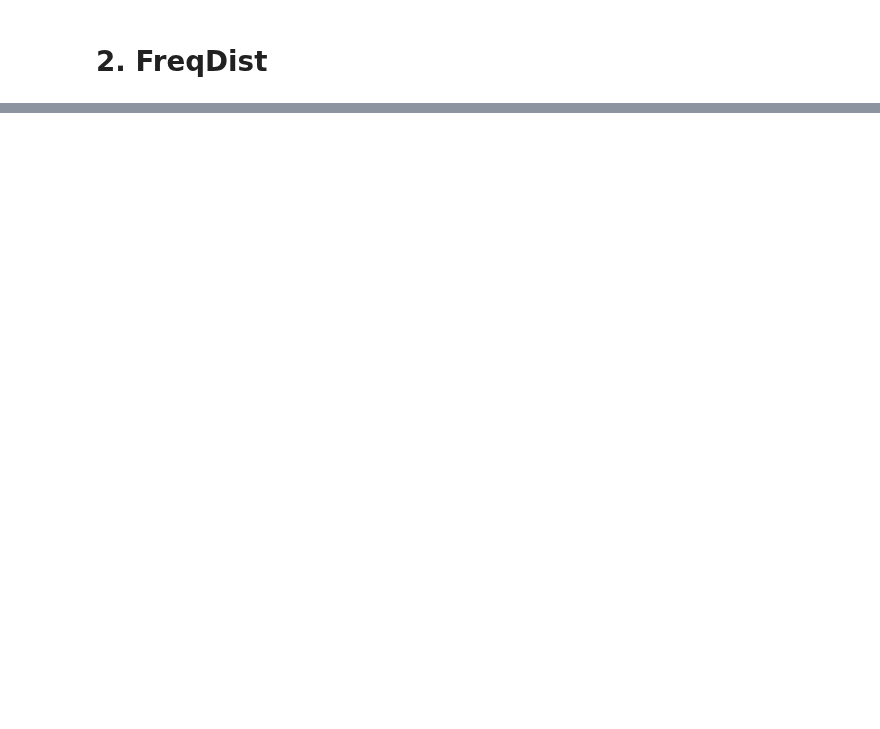
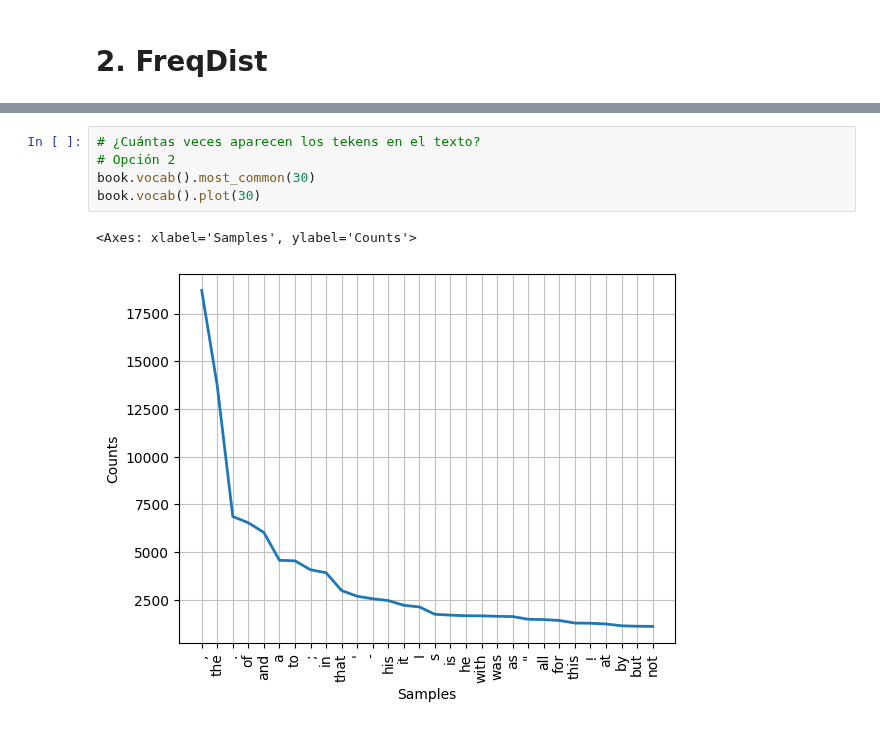
Before and after one commit to DeisyData/BIT_IA_Bootcamp, a Jupyter notebook: S10_C4_NLP_BasicStatistics.ipynb, the cells around one changed output, grey strips where cells are left out. Saved outputs shown, nothing was run; the diff lists cells and outputs as text; blank space fills up the shorter version.

```diff
--- a/S10_C4_NLP_BasicStatistics.ipynb
+++ b/S10_C4_NLP_BasicStatistics.ipynb
@@ -16,0 +130,8 @@ import numpy as np
+# %%
+# ¿Cuántas veces aparecen los tekens en el texto?
+# Opción 2
+book.vocab().most_common(30)
+book.vocab().plot(30)
+# %% [output]
+<Axes: xlabel='Samples', ylabel='Counts'>
+[figure, added]
```
Also changed, not shown: parts of 42 cells of this notebook.
